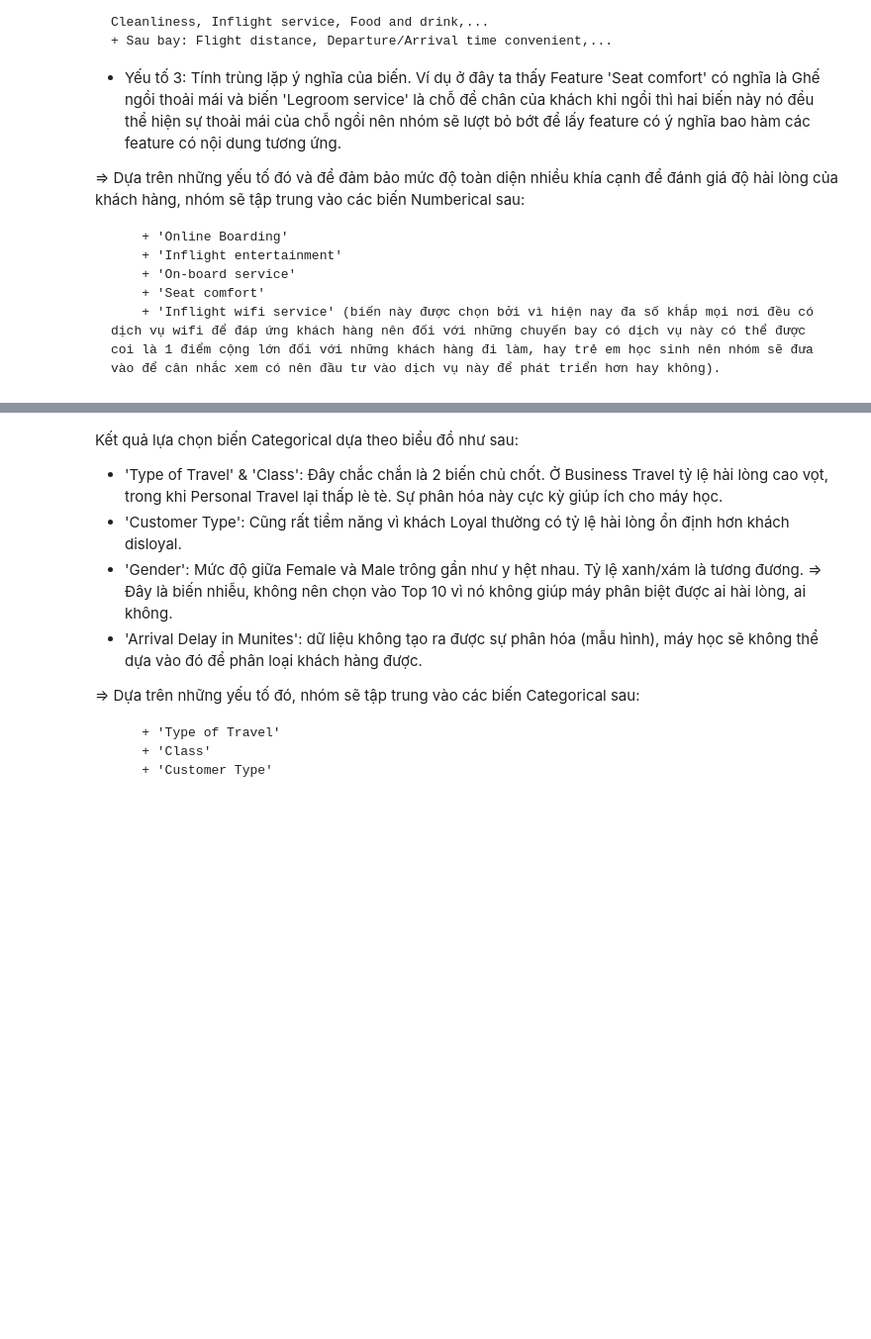
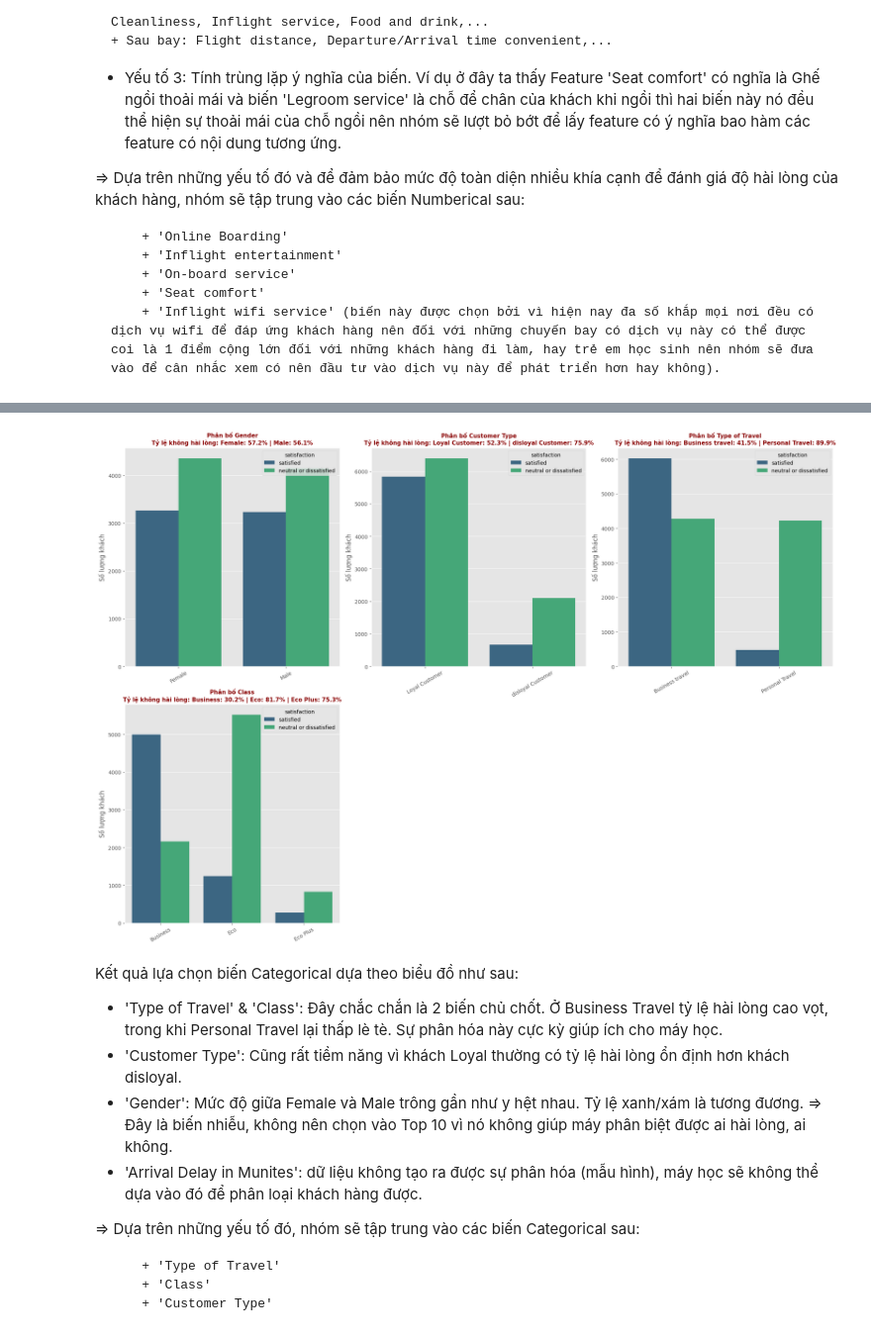
Before and after one commit to thaihoanguyen1309/Airline-Analysis, a Jupyter notebook: Notebooks_Airline/Code_FP_Airline_HoaPhuoc.ipynb, the cells around one changed output, grey strips where cells are left out. Shown at 99% size. Saved outputs shown, nothing was run; the diff lists cells and outputs as text; code cells hidden in the pictures; blank space fills up the shorter version.

```diff
--- a/Notebooks_Airline/Code_FP_Airline_HoaPhuoc.ipynb
+++ b/Notebooks_Airline/Code_FP_Airline_HoaPhuoc.ipynb
@@ -345,3 +335,43 @@ plt.show()
+# %%
+# 1. Khởi tạo khung lưới
+fig, axes = plt.subplots(2, 3, figsize=(20, 14))
+axes = axes.flatten()
+my_palette = {0: "#e74c3c", 1: "#3498db"}
+
+# 2. Chạy vòng lặp qua từng cột Categorical
+for i, col in enumerate(cat_cols):
+    ax = axes[i]
+    # Vẽ biểu đồ gốc
+    sns.countplot(data=train_set, x=col, hue='satisfaction', ax=ax, palette='viridis')
+
+    # --- PHẦN LOGIC TÍNH TỶ LỆ RIÊNG ---
+    # Groupby theo cột hiện tại và tính trung bình của những người có satisfaction == 0
+    # Vì mình đã mapping 0 và 1, nên (satisfaction == 0).mean() sẽ ra tỷ lệ không hài lòng
+    # .items() giúp lấy cả tên Nhóm (k) và Giá trị % (v)
+    stats = train_set.groupby(col)['Target'].apply(lambda x: (x == 0).mean() * 100)
+
+    # Tạo chuỗi text liệt kê: "Nhóm A: XX%, Nhóm B: YY%..."
+    # Dùng " | " để phân cách cho dễ nhìn
+    stats_text = " | ".join([f"{k}: {v:.1f}%" for k, v in stats.items()])
+
+    # 3. Đưa thông tin vào Title
+    # Dùng \n để xuống dòng cho tiêu đề đỡ bị dài quá khổ
+    ax.set_title(f'Phân bố {col}\nTỷ lệ không hài lòng: {stats_text}',
+                 fontsize=11, fontweight='bold', color='darkred')
+
+    # Tùy chỉnh nhãn trục
+    ax.tick_params(axis='x', rotation=30)
+    ax.set_xlabel('')
+    ax.set_ylabel('Số lượng khách')
+
+# 4. Xóa ô trống
+for j in range(i + 1, len(axes)):
+    fig.delaxes(axes[j])
+
+plt.tight_layout()
+plt.show()
+# %% [output]
+[figure, added]
 # %% [markdown]
 Kết quả lựa chọn biến Categorical dựa theo biểu đồ như sau:
 - 'Type of Travel' & 'Class': Đây chắc chắn là 2 biến chủ chốt. Ở Business Travel tỷ lệ hài lòng cao vọt, trong khi Personal Travel lại thấp lè tè. Sự phân hóa này cực kỳ giúp ích cho máy học.
```
Also changed, not shown: parts of 4 cells of this notebook.
